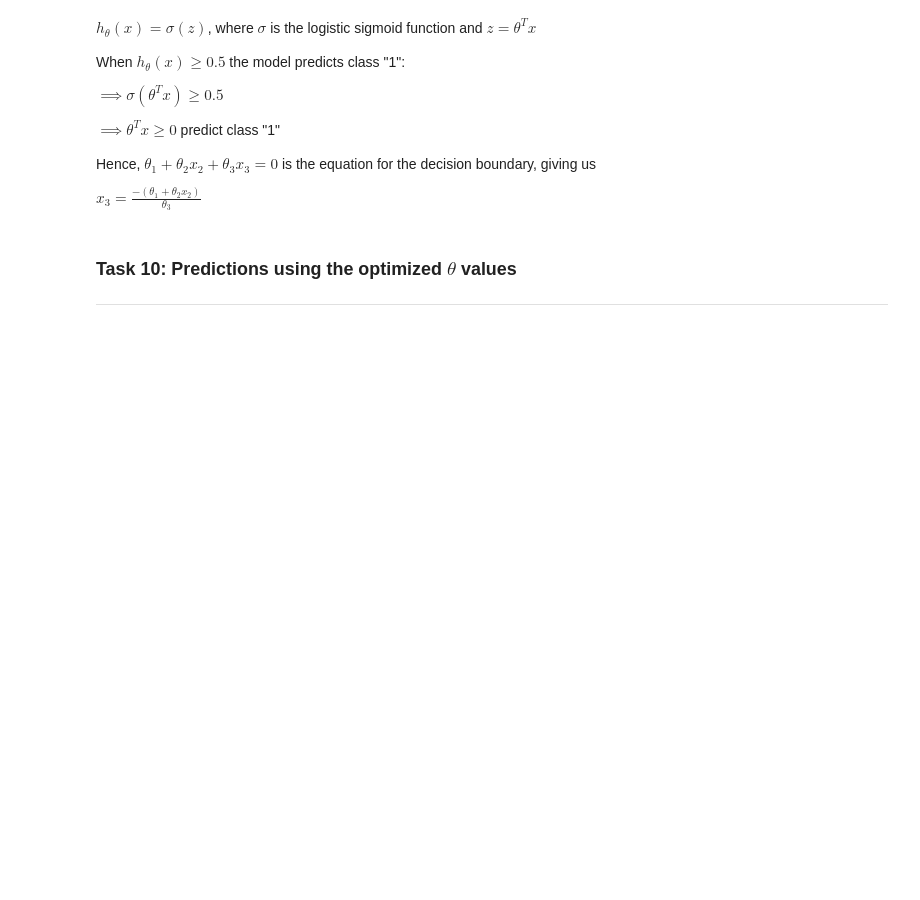
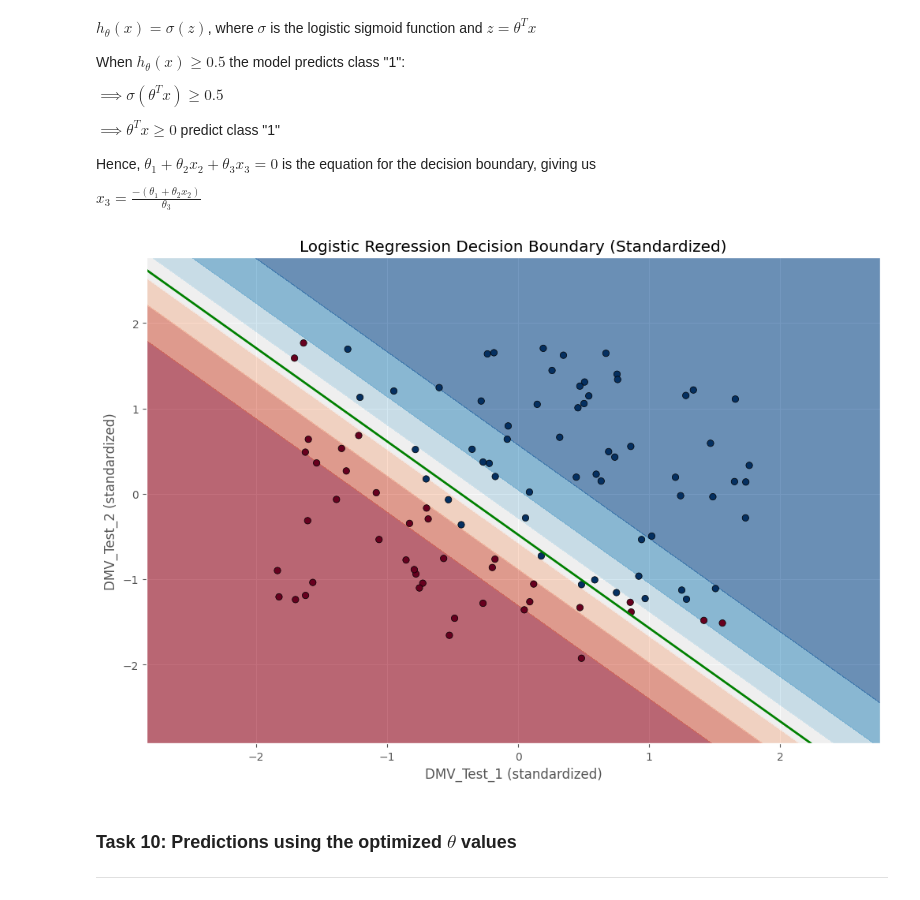
Before and after one commit to Gnana-Prudhvi-Rasamsetti/Machine-learning, a Jupyter notebook: Logistic_Regression_AP23110010542.ipynb, the cells around one changed output. Cells and saved outputs as stored; diff of their text form; code cells hidden in the pictures; blank space fills up the shorter version.

```diff
--- a/Logistic_Regression_AP23110010542.ipynb
+++ b/Logistic_Regression_AP23110010542.ipynb
@@ -71,6 +362,42 @@ $\implies \theta^Tx \geq 0$ predict class "1"
 Hence, $\theta_1 + \theta_2x_2 + \theta_3x_3 = 0$ is the equation for the decision boundary, giving us
 
 $ x_3 = \frac{-(\theta_1+\theta_2x_2)}{\theta_3}$
+# %%
+#Step 1: Standardize features
+scaler = StandardScaler()
+X_scaled = scaler.fit_transform(X)
+
+# Step 2: Train logistic regression on standardized data
+model = LogisticRegression()
+model.fit(X_scaled, y)
+
+# Step 3: Create a meshgrid for background shading
+x_min, x_max = X_scaled[:,0].min() - 1, X_scaled[:,0].max() + 1
+y_min, y_max = X_scaled[:,1].min() - 1, X_scaled[:,1].max() + 1
+xx, yy = np.meshgrid(np.linspace(x_min, x_max, 200),
+                     np.linspace(y_min, y_max, 200))
+
+# Predict probabilities for each point in grid
+Z = model.predict_proba(np.c_[xx.ravel(), yy.ravel()])[:,1]
+Z = Z.reshape(xx.shape)
+
+# Step 4: Plot shaded background
+plt.contourf(xx, yy, Z, cmap=plt.cm.RdBu, alpha=0.6)
+
+# Step 5: Plot decision boundary (p=0.5 line)
+plt.contour(xx, yy, Z, levels=[0.5], linewidths=2, colors="green")
+
+# Step 6: Plot training points
+plt.scatter(X_scaled[:,0], X_scaled[:,1], c=y, edgecolors="k", cmap=plt.cm.RdBu)
+
+# Labels
+plt.xlabel("DMV_Test_1 (standardized)")
+plt.ylabel("DMV_Test_2 (standardized)")
+plt.title("Logistic Regression Decision Boundary (Standardized)")
+
+plt.show()
+# %% [output]
+[figure, added]
 # %% [markdown]
 ### Task 10: Predictions using the optimized $\theta$ values
 ---
```
Also changed, not shown: parts of 10 cells of this notebook.
